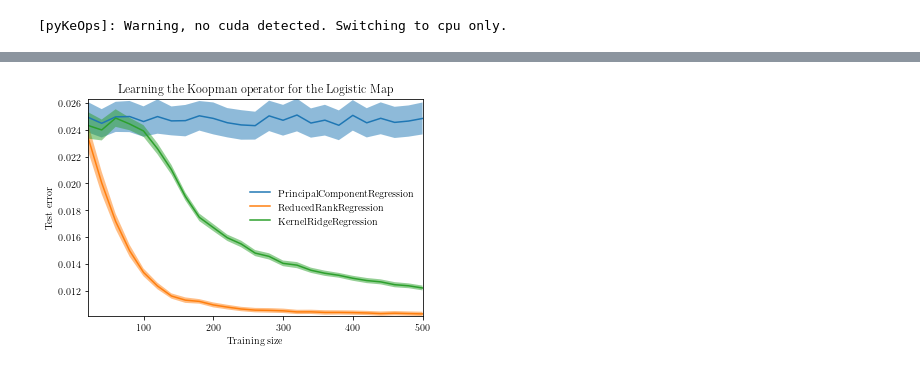
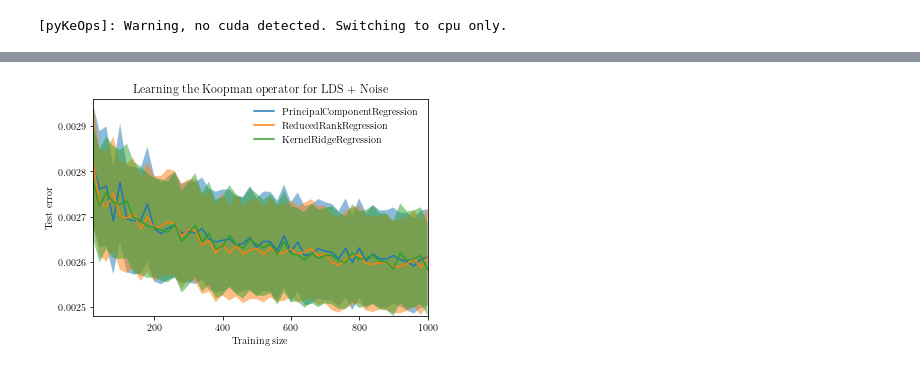
Before and after one commit to Machine-Learning-Dynamical-Systems/kooplearn, a Jupyter notebook: examples/synthetic_systems/LDS.ipynb, the cells around one changed output, grey strips where cells are left out. Saved outputs shown, nothing was run; the diff lists cells and outputs as text; code cells hidden in the pictures.

```diff
--- a/examples/synthetic_systems/LDS.ipynb
+++ b/examples/synthetic_systems/LDS.ipynb
@@ -33,11 +85,11 @@ def lds(x0,n, sigma = 0.1):
 kernel = Linear(coef0=0.)
 rank = 5
 estimators = [PrincipalComponentRegression, ReducedRankRegression, KernelRidgeRegression]
-train_max = 500
+train_max = 1000
 train_sizes = np.arange(0, train_max + 1, 20)[1:]
 
 test_size = 100
-test_repetitions = 100
+test_repetitions = 10
 test_X = np.random.randn(test_size,d, test_repetitions)
 test_Y = np.empty_like(test_X)
 
@@ -64,14 +130,53 @@ for i, estimator in enumerate(estimators):
+# %%
+#kernel = Matern(nu=0.5, length_scale=0.5)
+kernel = Linear(coef0=0.)
+rank = 5
+estimators = [PrincipalComponentRegression, ReducedRankRegression, KernelRidgeRegression]
+train_max = 1000
+train_sizes = np.arange(0, train_max + 1, 20)[1:]
+
+test_size = 100
+test_repetitions = 10
+offset = 100
+sigma = 0.05
+
+test_X = np.random.randn(test_size,d, test_repetitions)
+test_Y = np.empty((test_size,d, test_repetitions), dtype = np.float64)
+
+for k in range(test_repetitions):
+    test_data = lds(np.ones(d,dtype=np.float64), offset + test_size+1,  sigma= sigma)
+    test_X[:,:,k] = test_data[offset:-1]
+    test_Y[:,:,k] = test_data[offset+1:]
+
+train_repetitions = 1
+
+errors = np.zeros((len(train_sizes), test_repetitions, len(estimators)))
+
+for i, estimator in enumerate(estimators):
+    for j, train_size in tqdm(enumerate(train_sizes), desc = f'{estimator.__name__}', total = len(train_sizes)):
+        data = lds(np.ones(d,dtype=np.float64), offset + train_size +1,  sigma= sigma)
+        X = data[offset:-1]
+        Y = data[offset+1:]
+        tikhonov_reg = 0.01*train_size**(-0.5)
+        if estimator == KernelRidgeRegression:
+            e = estimator(kernel, tikhonov_reg=tikhonov_reg)
+        else:
+            e = estimator(kernel, rank, tikhonov_reg=tikhonov_reg)
+            #e = estimator(kernel, rank)
+        e.fit(X, Y, backend='cpu')
+        for k in range(test_repetitions):
+            errors[j,k,i] = e.risk(test_X[:,:,k], test_Y[:,:,k])
 # %%
 for idx, estimator in enumerate(estimators):
     mean = np.mean(errors[:,:,idx], axis = 1)
     std = np.std(errors[:,:,idx], axis = 1)
     plt.fill_between(train_sizes, mean - std, mean + std, alpha = 0.5)
     plt.plot(train_sizes, mean, '-', label = estimator.__name__)
 plt.margins(0)
 plt.legend(frameon=False)
 plt.ylabel("Test error")
 plt.xlabel("Training size")
-plt.title("Learning the Koopman operator for the Logistic Map")
+plt.title("Learning the Koopman operator for LDS + Noise")
 plt.savefig("figs/logistic_map_error.pdf")
 # %% [output]
-[figure, old version]
+[figure, new version]
```
Also changed, not shown: parts of 16 cells of this notebook, 2 other files.
